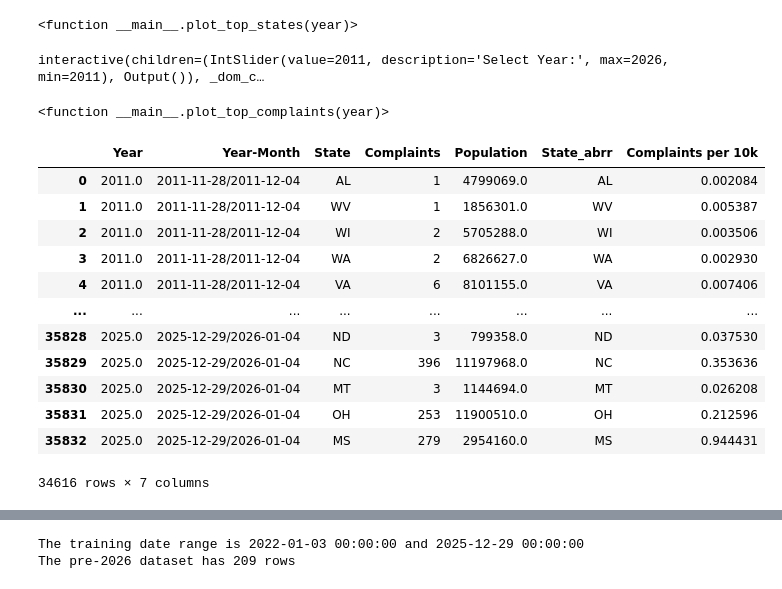
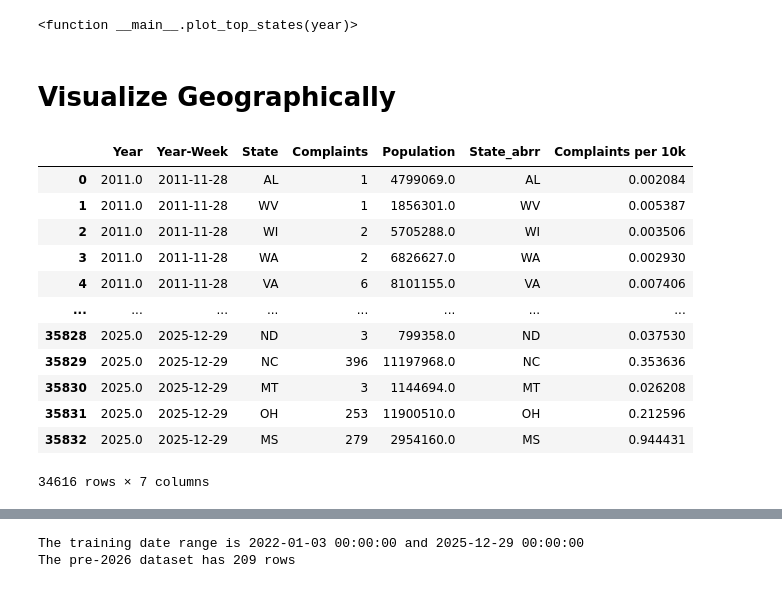
Before and after one commit to Papazian/MADS_Capstone, a Jupyter notebook: Geospatial_and_Time_Series_Analysis/visuals_forecast.ipynb, the cells around one changed output, grey strips where cells are left out. Saved outputs shown, nothing was run; the diff lists cells and outputs as text; code cells hidden in the pictures.

```diff
--- a/Geospatial_and_Time_Series_Analysis/visuals_forecast.ipynb
+++ b/Geospatial_and_Time_Series_Analysis/visuals_forecast.ipynb
@@ -117,10 +130,10 @@ state_abbr = {
     'Virginia': 'VA', 'Washington': 'WA', 'West Virginia': 'WV', 'Wisconsin': 'WI', 'Wyoming': 'WY'
 }
 
-melted = pop_df.melt(id_vars=  'State', var_name = 'Year', value_name='Population')
-melted['State_abrr'] = melted['State'].map(state_abbr)
-melted = melted.drop('State', axis = 1)
-melted
+pop_df = pop_df.melt(id_vars=  'State', var_name = 'Year', value_name='Population')
+pop_df['State_abrr'] = pop_df['State'].map(state_abbr)
+pop_df = pop_df.drop('State', axis = 1)
+pop_df
 # %% [output]
 |  | Year | Population | State_abrr |
 | 0 | 2011 | 4799069 | AL |
@@ -279,70 +265,40 @@ interact(plot_top_states, year=widgets.IntSlider(
 # %% [output]
 interactive(children=(IntSlider(value=2011, description='Select Year:', max=2026, min=2011), Output()), _dom_c…
 <function __main__.plot_top_states(year)>
-# %%
-def plot_top_complaints(year):
-    #Filter the dataframe for the selected year
-    df_filtered = df[df['Year'] == year]
-
-    #Group by State and count complaints for that year
-    product_count = df_filtered.groupby(['Product'])['Complaint ID'].count().reset_index(name='Complaint Counts')
-    product_count = product_count.sort_values(by='Complaint Counts', ascending=False)
-
-    plt.figure(figsize=(10, 6))
-    ax = sns.barplot(
-        data=product_count.iloc[:10],
-        y='Product',
-        x='Complaint Counts',
-        legend=False
-    )
-    plt.title(f'Top 10 Products by Complaints in {year}', pad=15)
-    plt.xlabel('Complaint Counts')
-    plt.ylabel('Product') # Fixed label from State to Product
-
-    # Intuitive formatting
-    ax.grid(axis='x', linestyle='--', alpha=0.5)
-
-    plt.tight_layout()
-    plt.show()
-
-available_years = sorted(df['Year'].dropna().unique().astype(int))
-# 4. Create the interactive dropdown widget
-interact(plot_top_complaints, year=widgets.IntSlider(value=available_years[0],
-    min = available_years[0],
-    max = available_years[-1], description='Select Year:'))
-# %% [output]
-interactive(children=(IntSlider(value=2011, description='Select Year:', max=2026, min=2011), Output()), _dom_c…
-<function __main__.plot_top_complaints(year)>
+# %% [markdown]
+# Visualize Geographically
 # %%
-# Convert to datetime and extract Year-Month for animation
+# Convert to datetime and extract Year-Week for animation
 df['Date received'] = pd.to_datetime(df['Date received'])
-df['Year-Month'] = df['Date received'].dt.to_period('W').astype(str)
+df['Year-Week'] = df['Date received'].dt.to_period('W').dt.start_time
+
 # Group by month and state
-monthly_state_counts = df.groupby(['Year','Year-Month', 'State']).size().reset_index(name='Complaints')
-monthly_state_counts = monthly_state_counts.sort_values('Year-Month')
-monthly_state_counts=monthly_state_counts.merge(melted,
+monthly_state_counts = df.groupby(['Year','Year-Week', 'State']).size().reset_index(name='Complaints')
+monthly_state_counts = monthly_state_counts.sort_values('Year-Week')
+monthly_state_counts=monthly_state_counts.merge(pop_df,
                         how = 'left',
                         left_on=['Year','State'],
                         right_on=['Year','State_abrr']
                         )
+
+# Drop any missing population and calculate complaints per 10,000 people
 monthly_state_counts = monthly_state_counts.dropna(subset='Population')
 monthly_state_counts['Complaints per 10k'] = monthly_state_counts['Complaints']/monthly_state_counts['Population'] * 10000
 
-
 monthly_state_counts
 # %% [output]
-|  | Year | Year-Month | State | Complaints | Population | State_abrr | Complaints per 10k |
-| 0 | 2011.0 | 2011-11-28/2011-12-04 | AL | 1 | 4799069.0 | AL | 0.002084 |
-| 1 | 2011.0 | 2011-11-28/2011-12-04 | WV | 1 | 1856301.0 | WV | 0.005387 |
-| 2 | 2011.0 | 2011-11-28/2011-12-04 | WI | 2 | 5705288.0 | WI | 0.003506 |
-| 3 | 2011.0 | 2011-11-28/2011-12-04 | WA | 2 | 6826627.0 | WA | 0.002930 |
-| 4 | 2011.0 | 2011-11-28/2011-12-04 | VA | 6 | 8101155.0 | VA | 0.007406 |
+|  | Year | Year-Week | State | Complaints | Population | State_abrr | Complaints per 10k |
+| 0 | 2011.0 | 2011-11-28 | AL | 1 | 4799069.0 | AL | 0.002084 |
+| 1 | 2011.0 | 2011-11-28 | WV | 1 | 1856301.0 | WV | 0.005387 |
+| 2 | 2011.0 | 2011-11-28 | WI | 2 | 5705288.0 | WI | 0.003506 |
+| 3 | 2011.0 | 2011-11-28 | WA | 2 | 6826627.0 | WA | 0.002930 |
+| 4 | 2011.0 | 2011-11-28 | VA | 6 | 8101155.0 | VA | 0.007406 |
 | ... | ... | ... | ... | ... | ... | ... | ... |
-| 35828 | 2025.0 | 2025-12-29/2026-01-04 | ND | 3 | 799358.0 | ND | 0.037530 |
-| 35829 | 2025.0 | 2025-12-29/2026-01-04 | NC | 396 | 11197968.0 | NC | 0.353636 |
-| 35830 | 2025.0 | 2025-12-29/2026-01-04 | MT | 3 | 1144694.0 | MT | 0.026208 |
-| 35831 | 2025.0 | 2025-12-29/2026-01-04 | OH | 253 | 11900510.0 | OH | 0.212596 |
-| 35832 | 2025.0 | 2025-12-29/2026-01-04 | MS | 279 | 2954160.0 | MS | 0.944431 |
+| 35828 | 2025.0 | 2025-12-29 | ND | 3 | 799358.0 | ND | 0.037530 |
+| 35829 | 2025.0 | 2025-12-29 | NC | 396 | 11197968.0 | NC | 0.353636 |
+| 35830 | 2025.0 | 2025-12-29 | MT | 3 | 1144694.0 | MT | 0.026208 |
+| 35831 | 2025.0 | 2025-12-29 | OH | 253 | 11900510.0 | OH | 0.212596 |
+| 35832 | 2025.0 | 2025-12-29 | MS | 279 | 2954160.0 | MS | 0.944431 |
 34616 rows × 7 columns
 # %%
 fig = px.choropleth(
```
Also changed, not shown: parts of 22 cells of this notebook.
